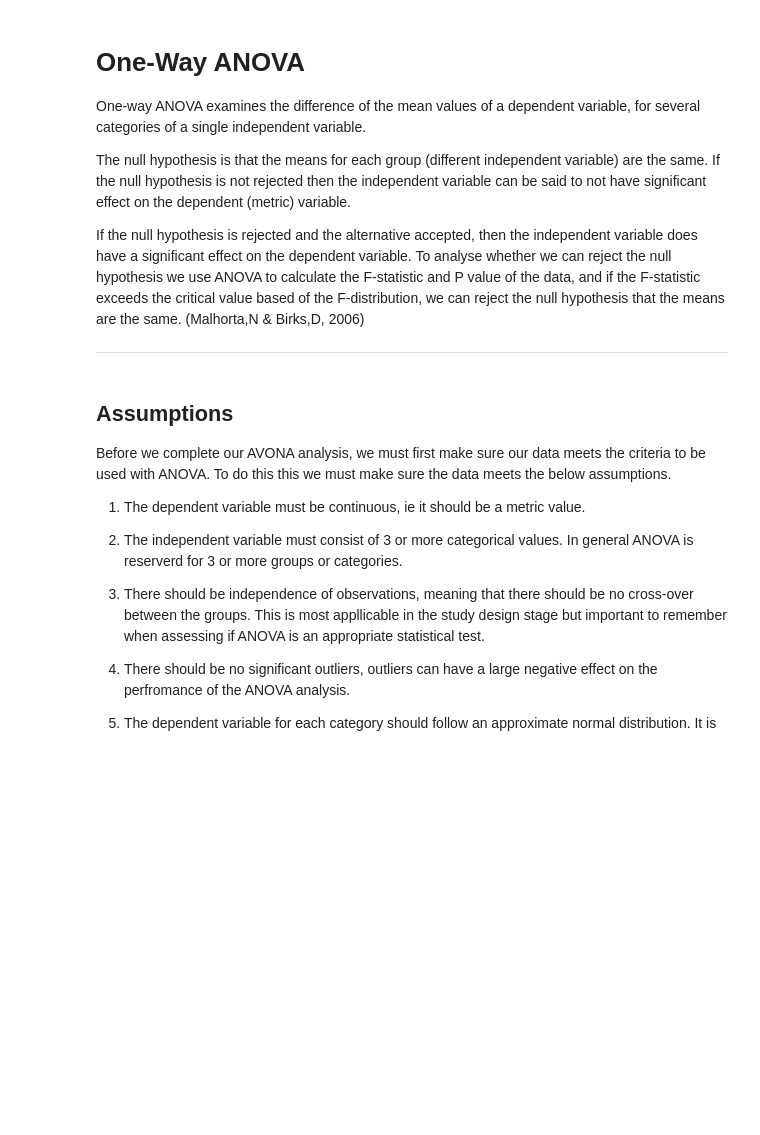
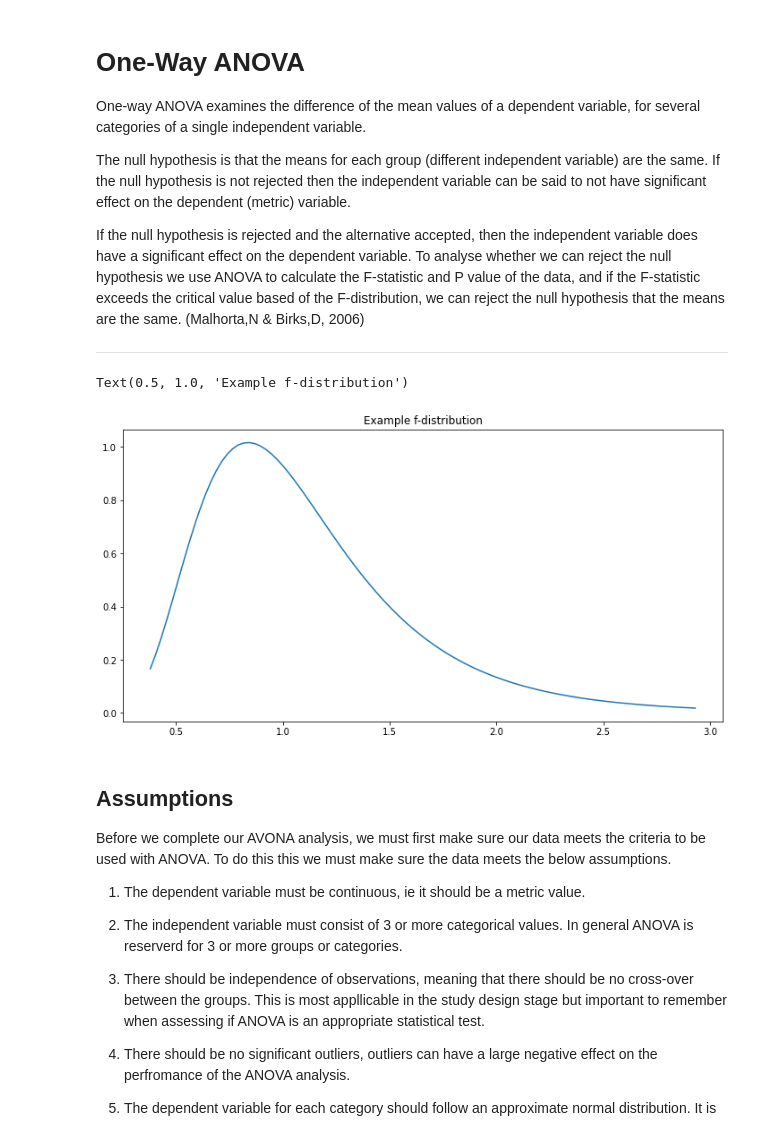
Before and after one commit to cian-gmit-da2020/machineLearningStatistics, a Jupyter notebook: project/scipy-stats.ipynb, the cells around one changed output. Cells and saved outputs as stored; diff of their text form; code cells hidden in the pictures; blank space fills up the shorter version.

```diff
--- a/project/scipy-stats.ipynb
+++ b/project/scipy-stats.ipynb
@@ -58,6 +58,24 @@ The null hypothesis is that the means for each group (different independent vari
 
 If the null hypothesis is rejected and the alternative accepted, then the independent variable does have a significant effect on the dependent variable. To analyse whether we can reject the null hypothesis we use ANOVA to calculate the F-statistic and P value of the data, and if the F-statistic exceeds the critical value based of the F-distribution, we can reject the null hypothesis that the means are the same. (Malhorta,N & Birks,D, 2006)
 ***
+# %%
+from scipy.stats import f
+import matplotlib.pyplot as plt
+import numpy as np
+
+plt.rcParams['figure.figsize'] = [12, 6]
+
+dfn, dfd = 29, 18
+mean, var, skew, kurt = f.stats(dfn, dfd, moments='mvsk')
+
+x = np.linspace(f.ppf(0.01, dfn, dfd),
+                f.ppf(0.99, dfn, dfd), 100)
+
+plt.plot(x, f.pdf(x, dfn, dfd), label='f pdf')
+plt.title("Example f-distribution")
+# %% [output]
+Text(0.5, 1.0, 'Example f-distribution')
+[figure, added]
 # %% [markdown]
 ## Assumptions
 
```
Also changed, not shown: parts of 26 cells of this notebook.
